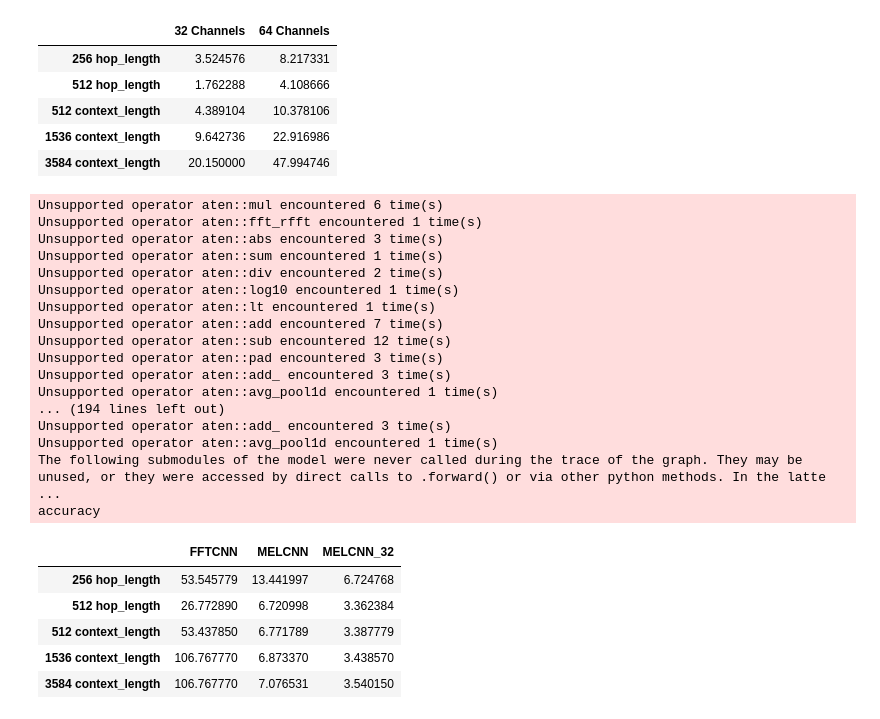
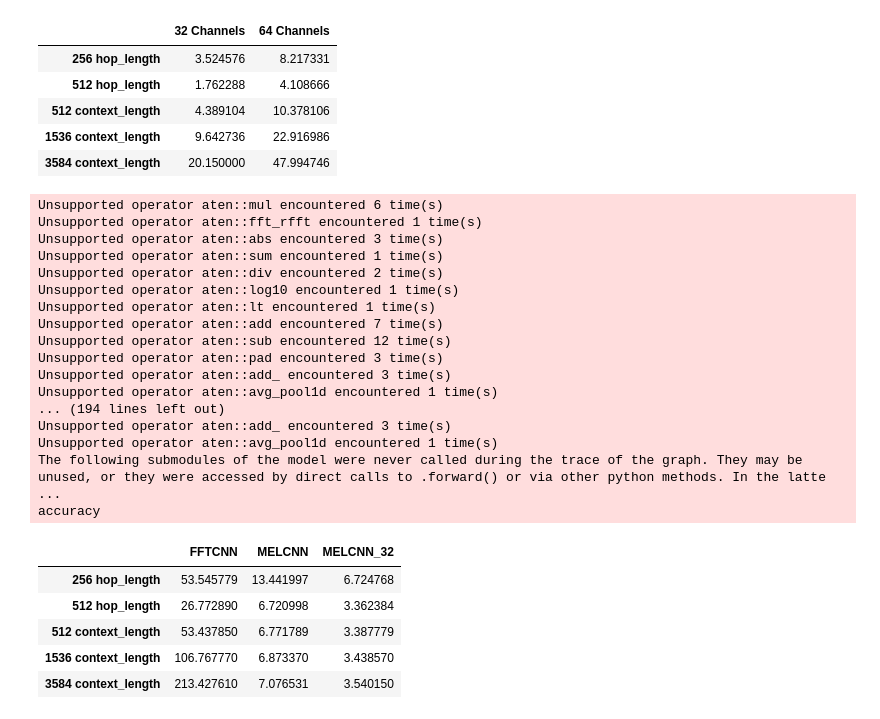
Before and after one commit to Donat24/VAD, a Jupyter notebook: Scripte/compare_model_flops.ipynb, the cells around one changed output. Cells and saved outputs as stored; diff of their text form; code cells hidden in the pictures.

```diff
--- a/Scripte/compare_model_flops.ipynb
+++ b/Scripte/compare_model_flops.ipynb
@@ -275,7 +276,7 @@ pd.DataFrame({
         "512 hop_length"     : get_model_flops(fft_model_512,  duration=1, sample_length = 512, hop_length = 512, context_length = 0).total()       / 10e+6,
         "512 context_length" : get_model_flops(fft_model_1024, duration=1, sample_length = 512, hop_length = 512, context_length = 512).total()     / 10e+6,
         "1536 context_length": get_model_flops(fft_model_2048, duration=1, sample_length = 512, hop_length = 512, context_length = 1536).total()    / 10e+6,
-        "3584 context_length": get_model_flops(fft_model_2048, duration=1, sample_length = 512, hop_length = 512, context_length = 1536).total()    / 10e+6,
+        "3584 context_length": get_model_flops(fft_model_4096, duration=1, sample_length = 512, hop_length = 512, context_length = 3584).total()    / 10e+6,
     },
 
     "MELCNN" : {
@@ -290,31 +291,31 @@ pd.DataFrame({
         "256 hop_length"     : get_model_flops(mel_32_model_512,  duration=1, sample_length = 512, hop_length = 256, context_length = 0).total()    / 10e+6,
         "512 hop_length"     : get_model_flops(mel_32_model_512,  duration=1, sample_length = 512, hop_length = 512, context_length = 0).total()    / 10e+6,
         "512 context_length" : get_model_flops(mel_32_model_1024, duration=1, sample_length = 512, hop_length = 512, context_length = 512).total()  / 10e+6,
         "1536 context_length": get_model_flops(mel_32_model_2048, duration=1, sample_length = 512, hop_length = 512, context_length = 1536).total() / 10e+6,
         "3584 context_length": get_model_flops(mel_32_model_4096, duration=1, sample_length = 512, hop_length = 512, context_length = 3584).total() / 10e+6,
     },
 })
 # %% [output]
 Unsupported operator aten::mul encountered 6 time(s)
 Unsupported operator aten::fft_rfft encountered 1 time(s)
 Unsupported operator aten::abs encountered 3 time(s)
 Unsupported operator aten::sum encountered 1 time(s)
 Unsupported operator aten::div encountered 2 time(s)
 Unsupported operator aten::log10 encountered 1 time(s)
 Unsupported operator aten::lt encountered 1 time(s)
 Unsupported operator aten::add encountered 7 time(s)
 Unsupported operator aten::sub encountered 12 time(s)
 Unsupported operator aten::pad encountered 3 time(s)
 Unsupported operator aten::add_ encountered 3 time(s)
 Unsupported operator aten::avg_pool1d encountered 1 time(s)
 ... (194 lines left out)
 Unsupported operator aten::add_ encountered 3 time(s)
 Unsupported operator aten::avg_pool1d encountered 1 time(s)
 The following submodules of the model were never called during the trace of the graph. They may be unused, or they were accessed by direct calls to .forward() or via other python methods. In the latte ...
 accuracy
 |  | FFTCNN | MELCNN | MELCNN_32 |
 | 256 hop_length | 53.545779 | 13.441997 | 6.724768 |
 | 512 hop_length | 26.772890 | 6.720998 | 3.362384 |
 | 512 context_length | 53.437850 | 6.771789 | 3.387779 |
 | 1536 context_length | 106.767770 | 6.873370 | 3.438570 |
-| 3584 context_length | 106.767770 | 7.076531 | 3.540150 |
+| 3584 context_length | 213.427610 | 7.076531 | 3.540150 |
```
Also changed, not shown: parts of 3 cells of this notebook, 4 other files.
